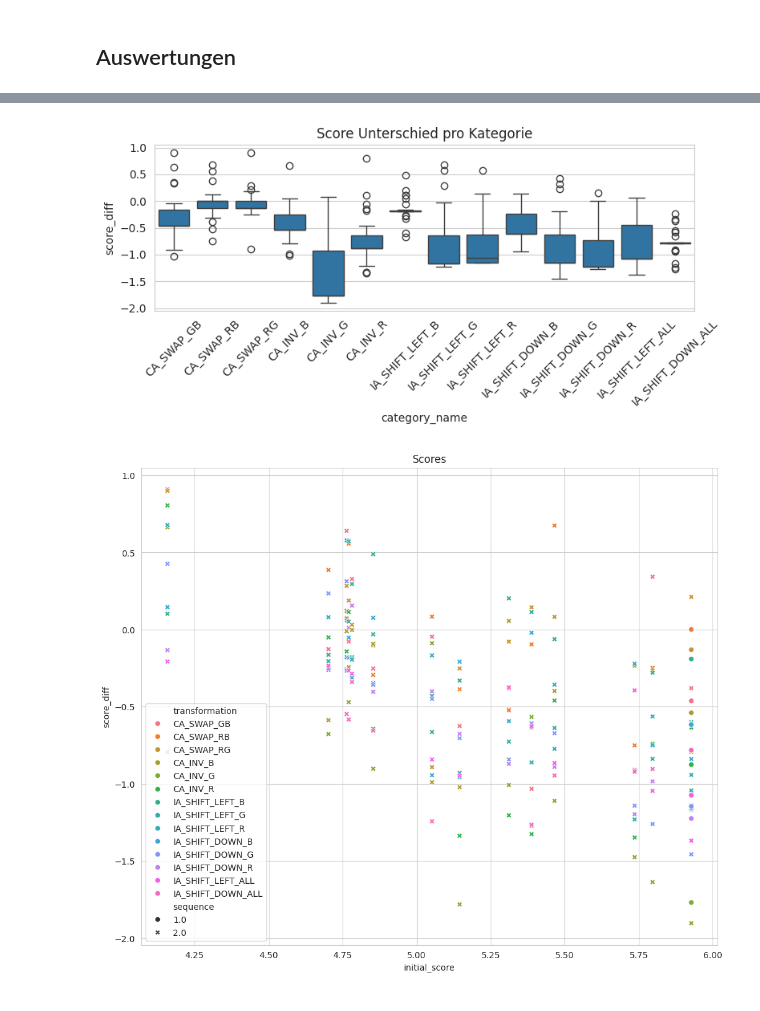
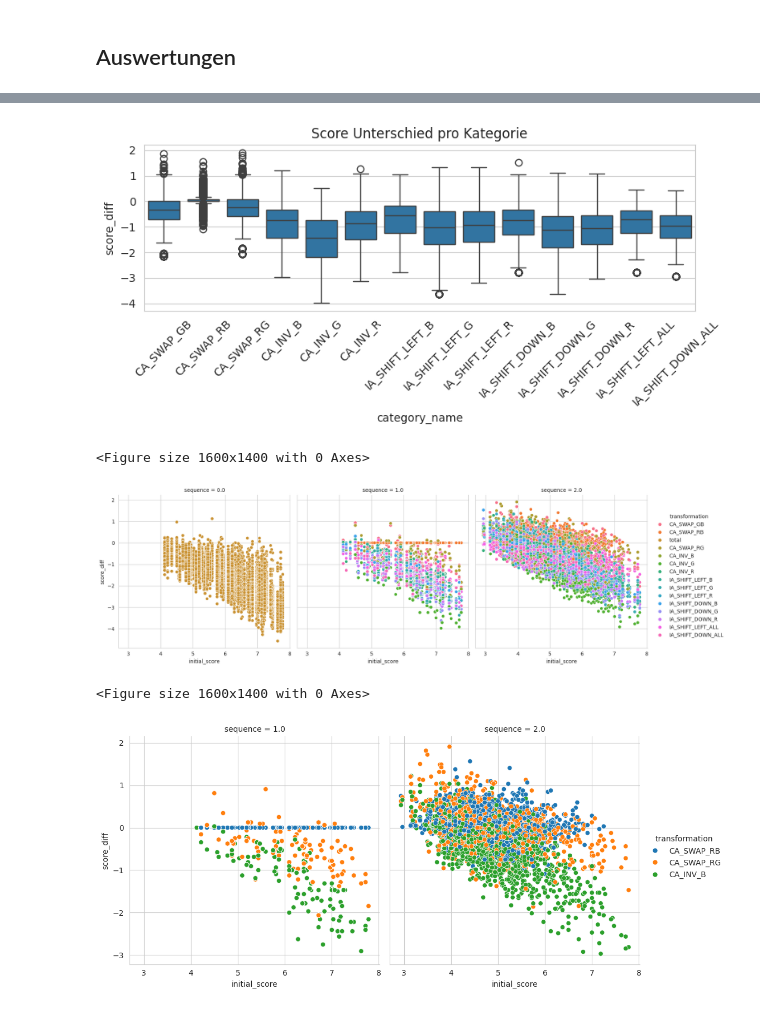
Before and after one commit to freegbee/agentic_photography_instructor, a Jupyter notebook: notebooks/Experiment_Statistics.ipynb, the cells around one changed output, grey strips where cells are left out. Saved outputs shown, nothing was run; the diff lists cells and outputs as text; code cells hidden in the pictures.

```diff
--- a/notebooks/Experiment_Statistics.ipynb
+++ b/notebooks/Experiment_Statistics.ipynb
@@ -52,7 +53,7 @@ Experimente gefunden: 13
 # %% [markdown]
 ## Select Experiment and show runs
 # %%
-experiment_id = '12'
+experiment_id = '13'
 # %%
 experiment = client.get_experiment(experiment_id)
 experiment_name = experiment.name
@@ -186,6 +187,10 @@ def coco_to_dataframes(data: dict):
         im_df = images_df.rename(columns={"id": "image_id", "file_name": "image_file"})
         all_data_df = all_data_df.merge(im_df[["image_id", "image_file", "width", "height"]], on="image_id", how="left")
 
+
+    all_data_df['transformation'] = all_data_df['transformation'].fillna('all transformation')
+    all_data_df['sequence'] = all_data_df['sequence'].fillna(0)
+
     # Filter out annotations with no score. At the moment there is no second transformation.
     #all_data_df = all_data_df[~all_data_df.score.isna()]
 
@@ -233,16 +238,36 @@ plt.title("Score Unterschied pro Kategorie")
 plt.tight_layout()
 plt.show()
 # %% [output]
-[figure, old version]
+[figure, new version]
 # %%
-transformations = annotations_data_frame.transformation.unique()
-plt.figure(figsize=(12,10))
-sns.scatterplot(x="initial_score",
-                y="score_diff",
-                hue="transformation",
-                style="sequence",
-                data=annotations_data_frame)
-plt.title("Scores")
+plt.figure(figsize=(16,14))
+# sns.scatterplot(x="initial_score",
+#                 y="score_diff",
+#                 hue="transformation",
+#                 style="sequence",
+#                 data=annotations_data_frame)
+
+sns.relplot(
+    data=all_data_data_frame, x="initial_score", y="score_diff",
+    col="sequence", hue="transformation",
+    kind="scatter"
+)
+
 plt.show()
 # %% [output]
+<Figure size 1600x1400 with 0 Axes>
-[figure, old version]
+[figure, new version]
+# %%
+plt.figure(figsize=(16,14))
+filtered_data = all_data_data_frame[all_data_data_frame['transformation'].isin(['CA_SWAP_RB', 'CA_SWAP_RG', 'CA_INV_B'])]
+
+sns.relplot(
+    data=filtered_data, x="initial_score", y="score_diff",
+    col="sequence", hue="transformation",
+    kind="scatter"
+)
+
+plt.show()
+# %% [output]
+<Figure size 1600x1400 with 0 Axes>
+[figure, added]
```
Also changed, not shown: parts of 7 cells of this notebook, 4 other files.
